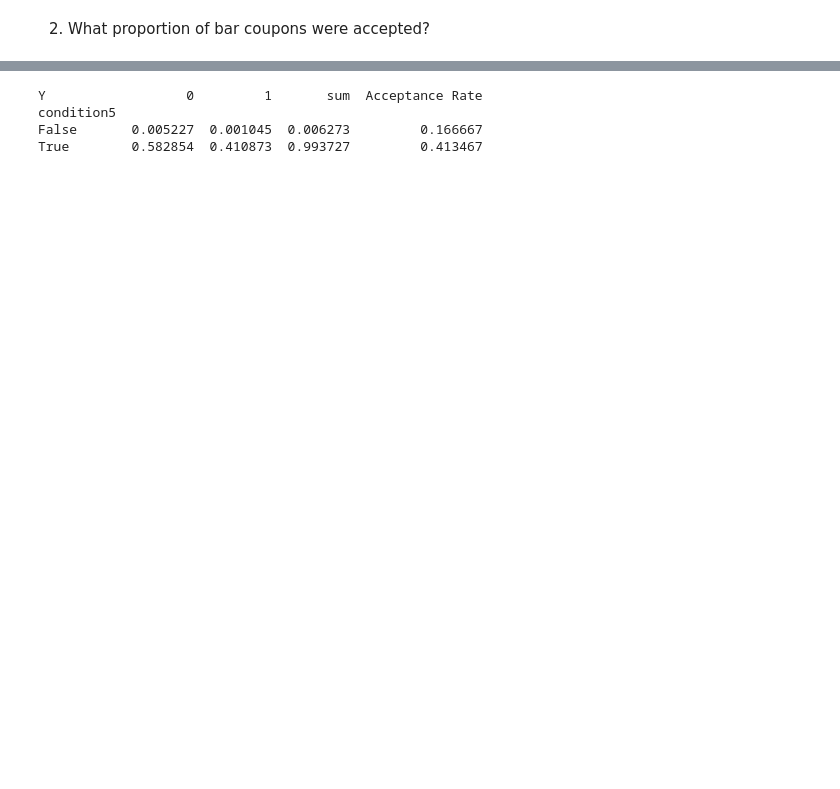
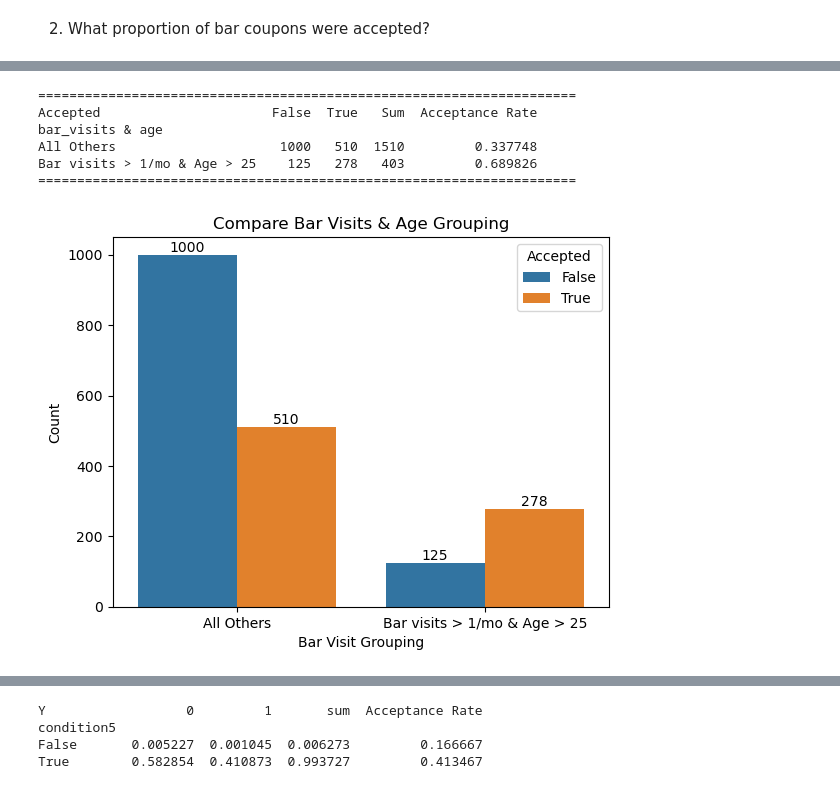
Before and after one commit to ngratzi/coupon_analysis, a Jupyter notebook: analysis.ipynb, the cells around one changed output, grey strips where cells are left out. Saved outputs shown, nothing was run; the diff lists cells and outputs as text; code cells hidden in the pictures; blank space fills up the shorter version.

```diff
--- a/analysis.ipynb
+++ b/analysis.ipynb
@@ -325,0 +347,35 @@ other                      0.522739  0.266597  0.789336         0.337748
+# %%
+# df_bar['age'].value_counts()
+
+# fn to group the data
+def groupBarVisitsAndAge(Bar, age):
+    # go to a bar more than once a month and are over the age of 25
+    if Bar in ['1~3','4~8', 'gt8'] and age not in ['below21', '21']:
+        return 'Bar visits > 1/mo & Age > 25'
+    else:
+        return 'All Others'
+
+df_bar['bar_visits & age'] = df_bar[['Bar', 'age']].apply(lambda x: groupBarVisitsAndAge(*x), axis=1)
+
+fig = sns.countplot(df_bar, x='bar_visits & age', hue='Accepted')
+fig.bar_label(container=fig.containers[False])
+fig.bar_label(container=fig.containers[True])
+plt.title('Compare Bar Visits & Age Grouping')
+plt.xlabel('Bar Visit Grouping')
+plt.ylabel('Count')
+
+# Create table comparing bar_visits to acceptance
+ct = pd.crosstab(df_bar['bar_visits & age'], df_bar['Accepted'])
+ct['Sum'] = ct[False] + ct[True]
+ct['Acceptance Rate'] = ct[True] / ct['Sum']
+print('=====================================================================')
+print(ct)
+print('=====================================================================')
+# %% [output]
+=====================================================================
+Accepted                      False  True   Sum  Acceptance Rate
+bar_visits & age
+All Others                     1000   510  1510         0.337748
+Bar visits > 1/mo & Age > 25    125   278   403         0.689826
+=====================================================================
+[figure, added]
```
Also changed, not shown: parts of 36 cells of this notebook.
